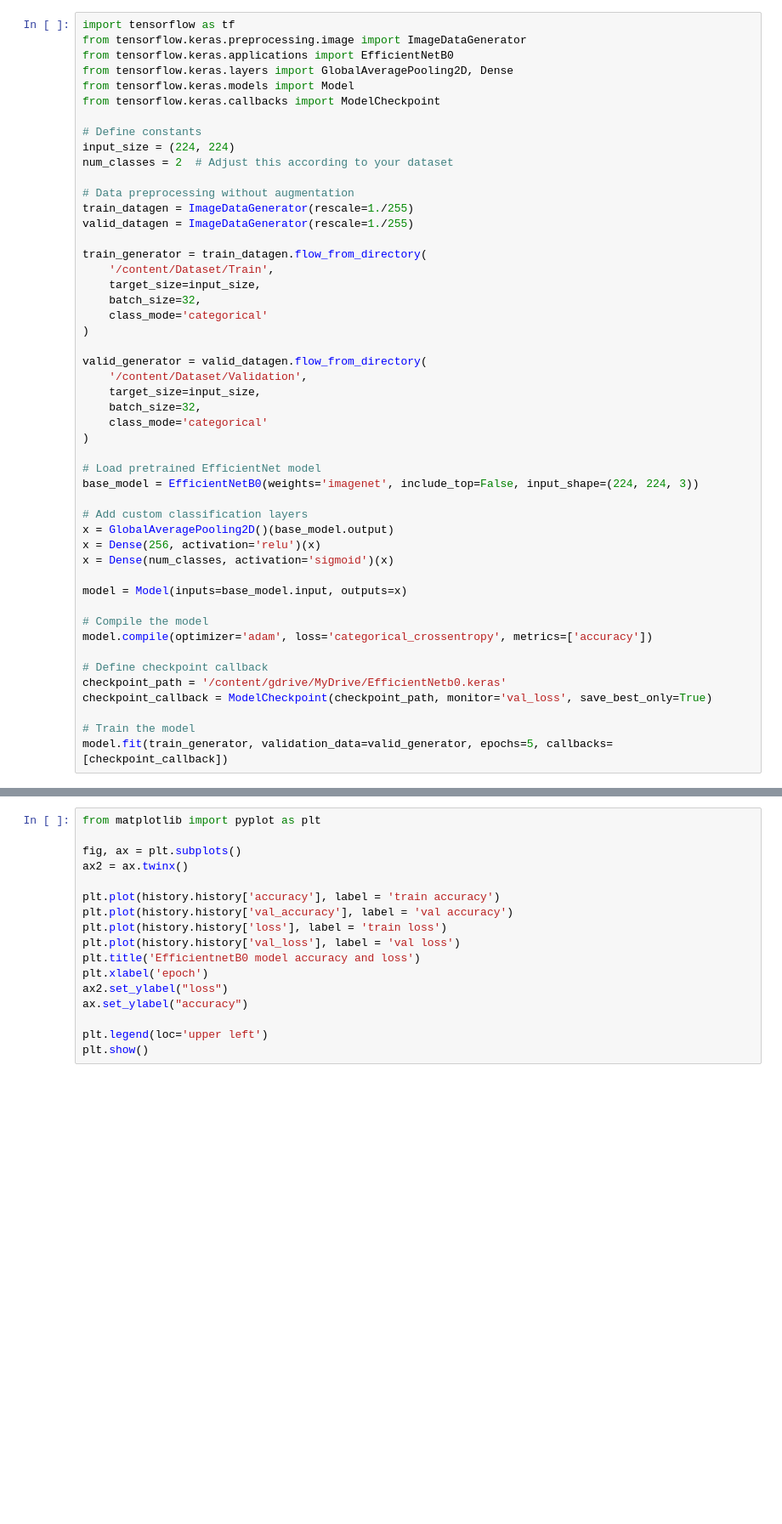
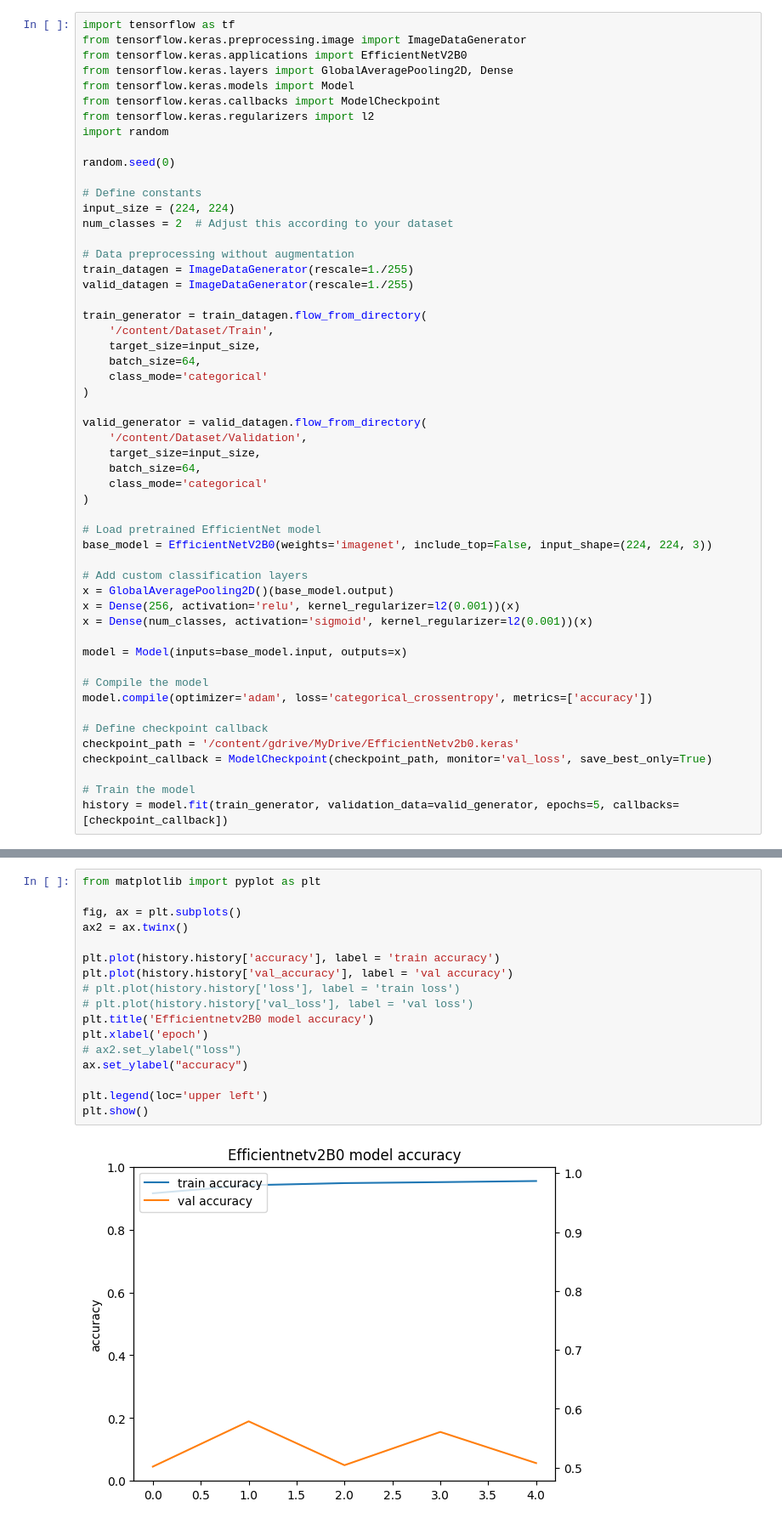
Before and after one commit to loypekyong/DeepFake-Detection, a Jupyter notebook: DeepFake_using_EfficientNetv2b0.ipynb, the cells around one changed output, grey strips where cells are left out. Shown at 85% size. Cells and saved outputs as stored; diff of their text form; blank space fills up the shorter version.

```diff
--- a/DeepFake_using_EfficientNetv2b0.ipynb
+++ b/DeepFake_using_EfficientNetv2b0.ipynb
@@ -46,10 +43,14 @@ Streaming output truncated to the last 5000 lines.
 # %%
 import tensorflow as tf
 from tensorflow.keras.preprocessing.image import ImageDataGenerator
-from tensorflow.keras.applications import EfficientNetB0
+from tensorflow.keras.applications import EfficientNetV2B0
 from tensorflow.keras.layers import GlobalAveragePooling2D, Dense
 from tensorflow.keras.models import Model
 from tensorflow.keras.callbacks import ModelCheckpoint
+from tensorflow.keras.regularizers import l2
+import random
+
+random.seed(0)
 
 # Define constants
 input_size = (224, 224)
@@ -62,24 +63,24 @@ valid_datagen = ImageDataGenerator(rescale=1./255)
 train_generator = train_datagen.flow_from_directory(
     '/content/Dataset/Train',
     target_size=input_size,
-    batch_size=32,
+    batch_size=64,
     class_mode='categorical'
 )
 
 valid_generator = valid_datagen.flow_from_directory(
     '/content/Dataset/Validation',
     target_size=input_size,
-    batch_size=32,
+    batch_size=64,
     class_mode='categorical'
 )
 
 # Load pretrained EfficientNet model
-base_model = EfficientNetB0(weights='imagenet', include_top=False, input_shape=(224, 224, 3))
+base_model = EfficientNetV2B0(weights='imagenet', include_top=False, input_shape=(224, 224, 3))
 
 # Add custom classification layers
 x = GlobalAveragePooling2D()(base_model.output)
-x = Dense(256, activation='relu')(x)
-x = Dense(num_classes, activation='sigmoid')(x)
+x = Dense(256, activation='relu', kernel_regularizer=l2(0.001))(x)
+x = Dense(num_classes, activation='sigmoid', kernel_regularizer=l2(0.001))(x)
 
 model = Model(inputs=base_model.input, outputs=x)
 
@@ -87,11 +88,11 @@ model = Model(inputs=base_model.input, outputs=x)
 model.compile(optimizer='adam', loss='categorical_crossentropy', metrics=['accuracy'])
 
 # Define checkpoint callback
-checkpoint_path = '/content/gdrive/MyDrive/EfficientNetb0.keras'
+checkpoint_path = '/content/gdrive/MyDrive/EfficientNetv2b0.keras'
 checkpoint_callback = ModelCheckpoint(checkpoint_path, monitor='val_loss', save_best_only=True)
 
 # Train the model
-model.fit(train_generator, validation_data=valid_generator, epochs=5, callbacks=[checkpoint_callback])
+history = model.fit(train_generator, validation_data=valid_generator, epochs=5, callbacks=[checkpoint_callback])
 # %% [output]
 Found 140002 images belonging to 2 classes.
 Found 39428 images belonging to 2 classes.
@@ -126,17 +132,19 @@ Found 10905 images belonging to 2 classes.
 # %%
 from matplotlib import pyplot as plt
 
 fig, ax = plt.subplots()
 ax2 = ax.twinx()
 
 plt.plot(history.history['accuracy'], label = 'train accuracy')
 plt.plot(history.history['val_accuracy'], label = 'val accuracy')
-plt.plot(history.history['loss'], label = 'train loss')
-plt.plot(history.history['val_loss'], label = 'val loss')
-plt.title('EfficientnetB0 model accuracy and loss')
+# plt.plot(history.history['loss'], label = 'train loss')
+# plt.plot(history.history['val_loss'], label = 'val loss')
+plt.title('Efficientnetv2B0 model accuracy')
 plt.xlabel('epoch')
-ax2.set_ylabel("loss")
+# ax2.set_ylabel("loss")
 ax.set_ylabel("accuracy")
 
 plt.legend(loc='upper left')
 plt.show()
+# %% [output]
+[figure, added]
```
Also changed, not shown: parts of 4 cells of this notebook.
